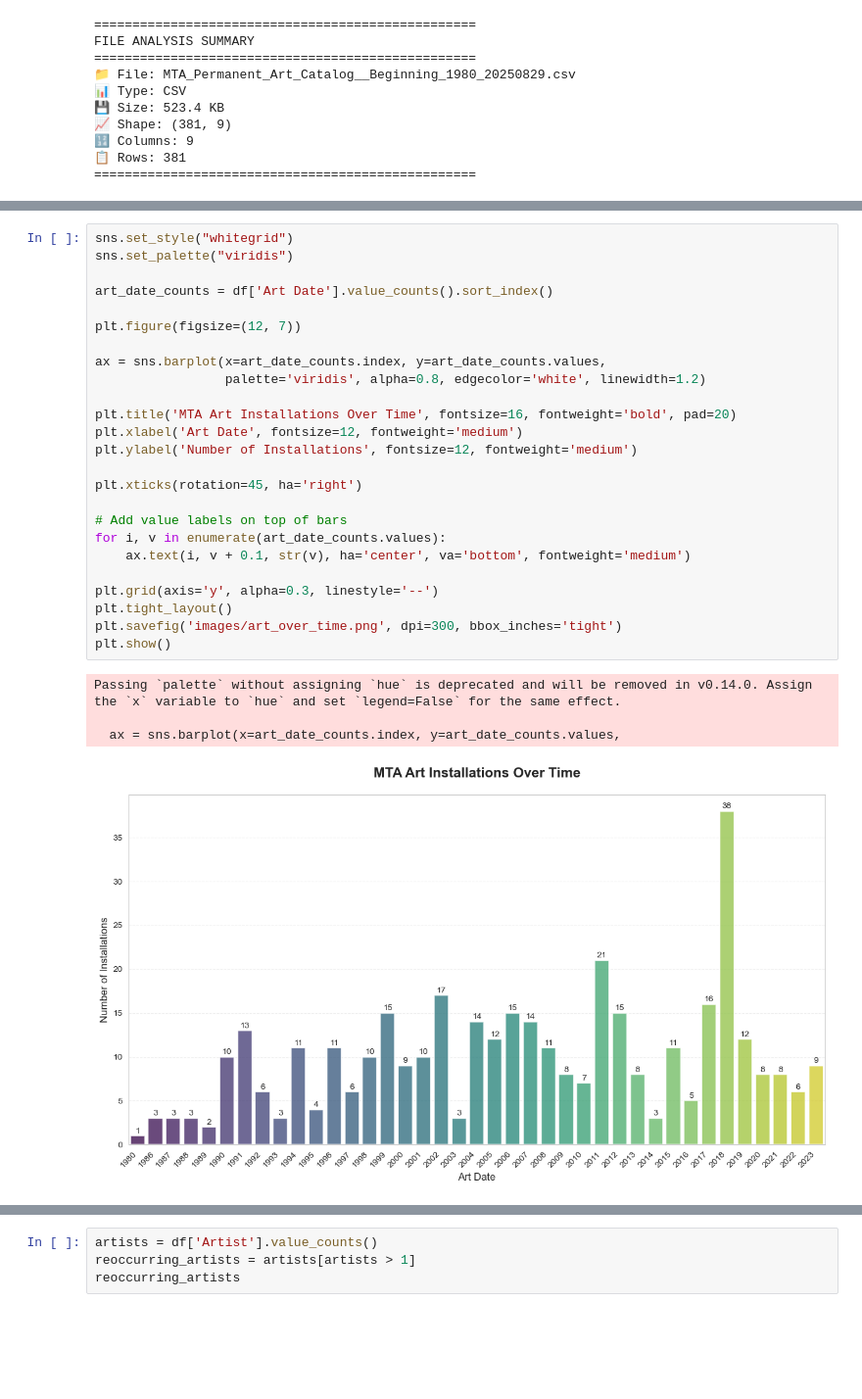
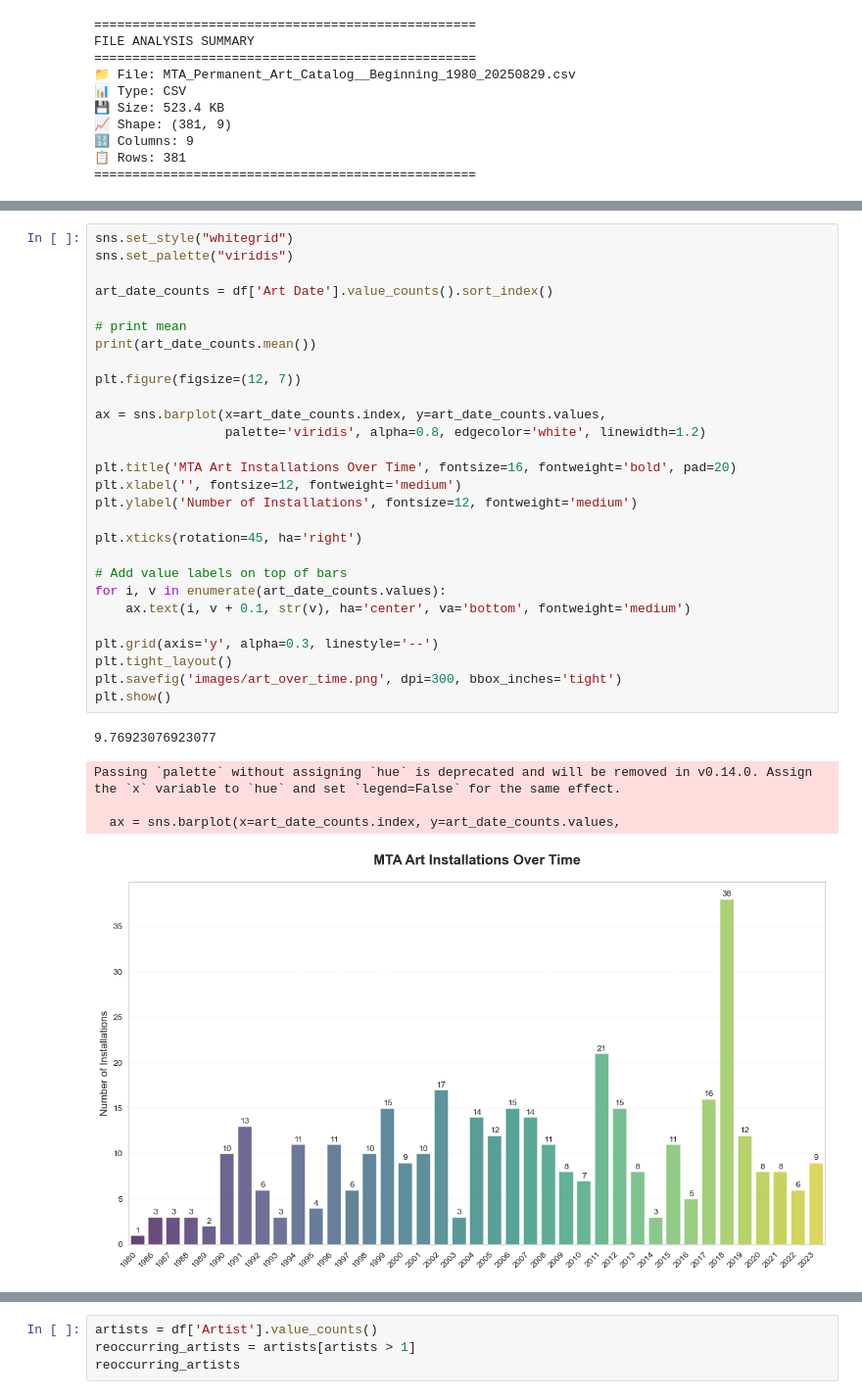
Before and after one commit to marobinette/DataScience, a Jupyter notebook: assignments/week2/MTAArt/eda_pt_2.ipynb, the cells around one changed output, grey strips where cells are left out. Shown at 98% size. Drawn from its saved outputs; the diff is of its cells as text; blank space fills up the shorter version.

```diff
--- a/assignments/week2/MTAArt/eda_pt_2.ipynb
+++ b/assignments/week2/MTAArt/eda_pt_2.ipynb
@@ -42,30 +64,34 @@ df.head()
 # %%
 sns.set_style("whitegrid")
 sns.set_palette("viridis")
 
 art_date_counts = df['Art Date'].value_counts().sort_index()
+
+# print mean
+print(art_date_counts.mean())
 
 plt.figure(figsize=(12, 7))
 
 ax = sns.barplot(x=art_date_counts.index, y=art_date_counts.values,
                  palette='viridis', alpha=0.8, edgecolor='white', linewidth=1.2)
 
 plt.title('MTA Art Installations Over Time', fontsize=16, fontweight='bold', pad=20)
-plt.xlabel('Art Date', fontsize=12, fontweight='medium')
+plt.xlabel('', fontsize=12, fontweight='medium')
 plt.ylabel('Number of Installations', fontsize=12, fontweight='medium')
 
 plt.xticks(rotation=45, ha='right')
 
 # Add value labels on top of bars
 for i, v in enumerate(art_date_counts.values):
     ax.text(i, v + 0.1, str(v), ha='center', va='bottom', fontweight='medium')
 
 plt.grid(axis='y', alpha=0.3, linestyle='--')
 plt.tight_layout()
 plt.savefig('images/art_over_time.png', dpi=300, bbox_inches='tight')
 plt.show()
 # %% [output]
-Passing `palette` without assigning `hue` is deprecated and will be removed in v0.14.0. Assign the `x` variable to `hue` and set `legend=False` for the same effect.
-
-  ax = sns.barplot(x=art_date_counts.index, y=art_date_counts.values,
+9.76923076923077
+Passing `palette` without assigning `hue` is deprecated and will be removed in v0.14.0. Assign the `x` variable to `hue` and set `legend=False` for the same effect.
+
+  ax = sns.barplot(x=art_date_counts.index, y=art_date_counts.values,
-[figure, old version]
+[figure, new version]
```
Also changed, not shown: parts of 12 cells of this notebook, 11 other files.
